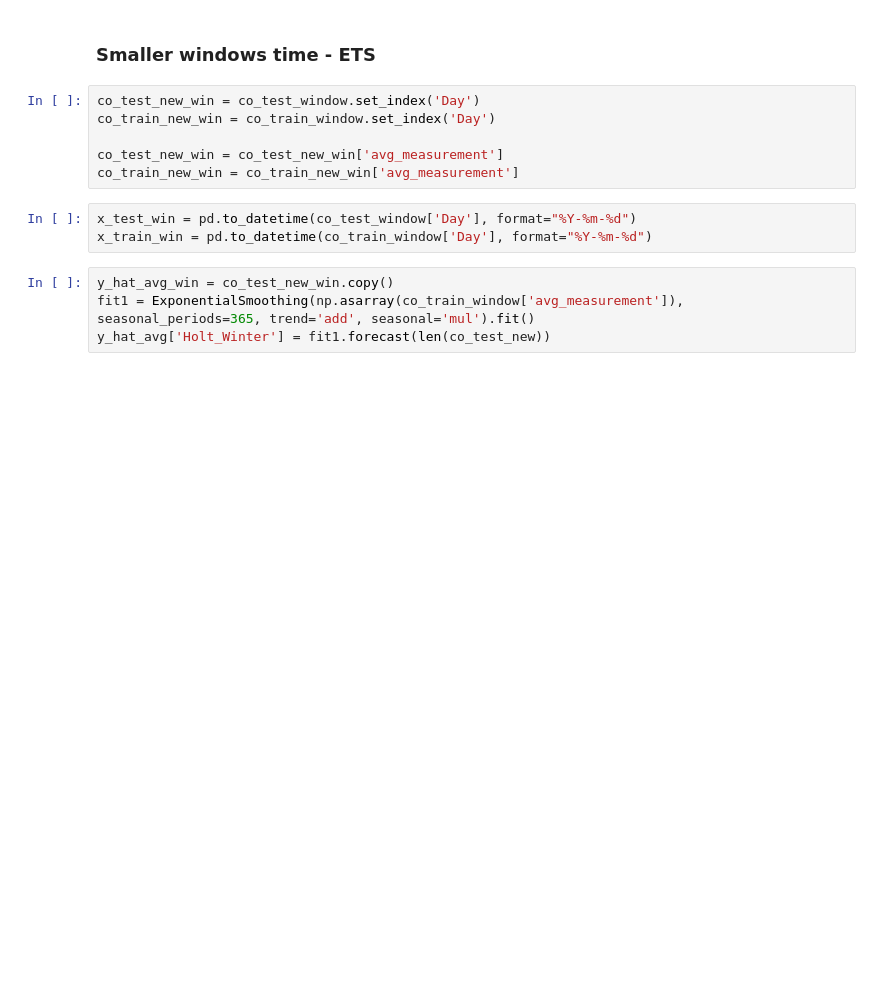
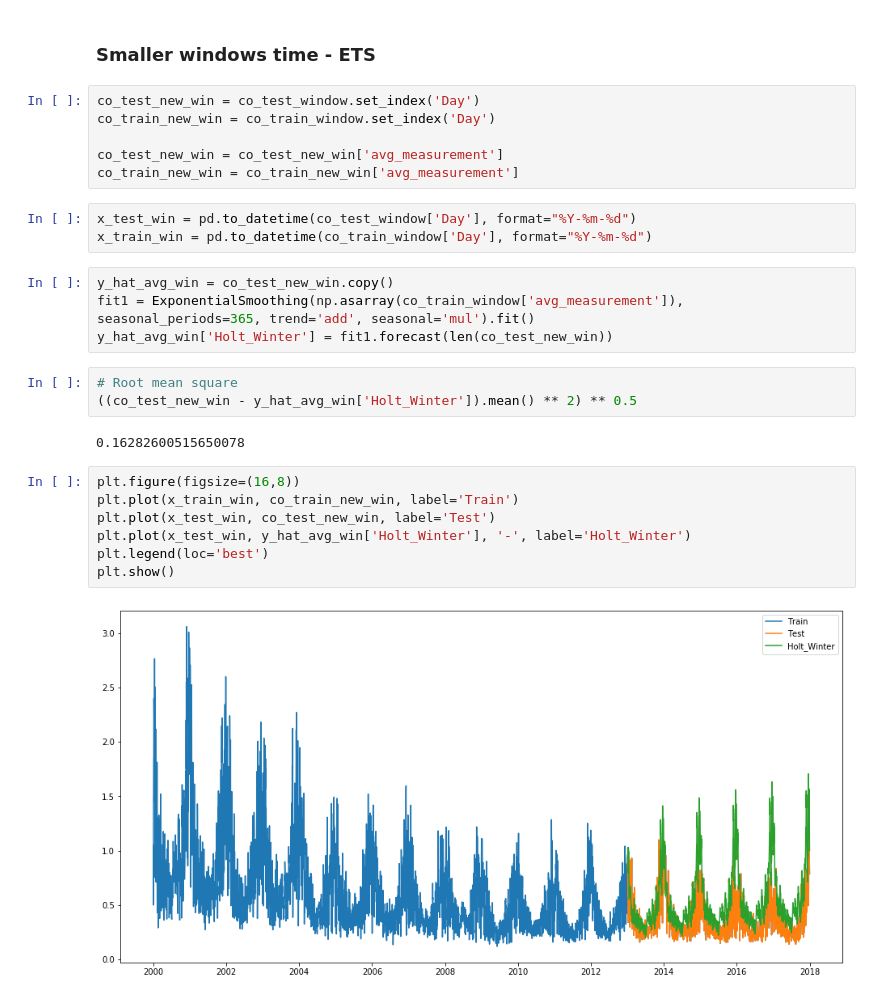
Before and after one commit to mwoss/timeseries-decision-trees, a Jupyter notebook: air_pollution_predictions.ipynb, the cells around one changed output. Saved outputs shown, nothing was run; the diff lists cells and outputs as text; blank space fills up the shorter version.

```diff
--- a/air_pollution_predictions.ipynb
+++ b/air_pollution_predictions.ipynb
@@ -518,4 +528,18 @@ x_train_win = pd.to_datetime(co_train_window['Day'], format="%Y-%m-%d")
 # %%
 y_hat_avg_win = co_test_new_win.copy()
 fit1 = ExponentialSmoothing(np.asarray(co_train_window['avg_measurement']), seasonal_periods=365, trend='add', seasonal='mul').fit()
-y_hat_avg['Holt_Winter'] = fit1.forecast(len(co_test_new))
+y_hat_avg_win['Holt_Winter'] = fit1.forecast(len(co_test_new_win))
+# %%
+# Root mean square
+((co_test_new_win - y_hat_avg_win['Holt_Winter']).mean() ** 2) ** 0.5
+# %% [output]
+0.16282600515650078
+# %%
+plt.figure(figsize=(16,8))
+plt.plot(x_train_win, co_train_new_win, label='Train')
+plt.plot(x_test_win, co_test_new_win, label='Test')
+plt.plot(x_test_win, y_hat_avg_win['Holt_Winter'], '-', label='Holt_Winter')
+plt.legend(loc='best')
+plt.show()
+# %% [output]
+[figure, added]
```
Also changed, not shown: parts of 6 cells of this notebook.
